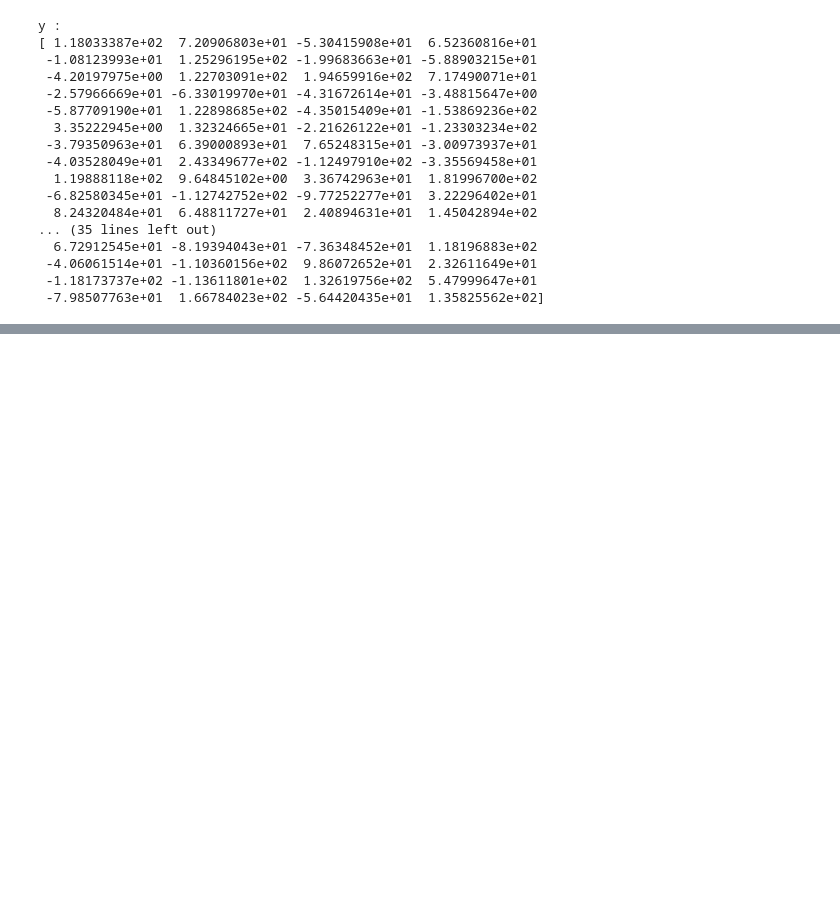
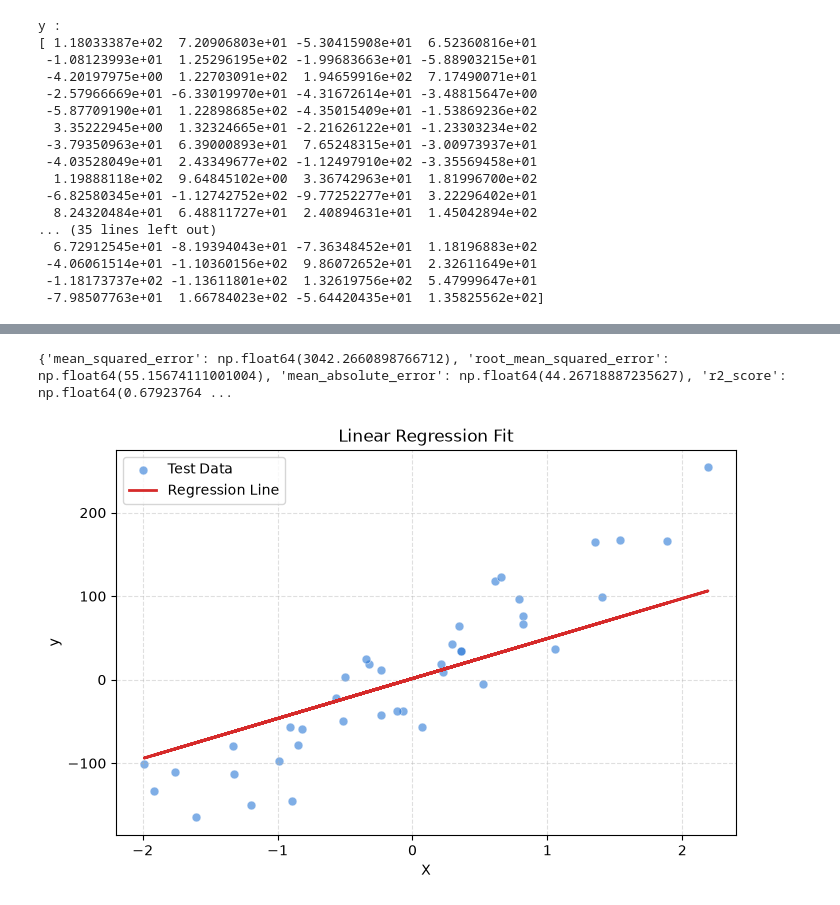
Before and after one commit to 7sn3rif/LearnML_Library, a Jupyter notebook: testing/regression_testing.ipynb, the cells around one changed output, grey strips where cells are left out. Saved outputs shown, nothing was run; the diff lists cells and outputs as text; code cells hidden in the pictures; blank space fills up the shorter version.

```diff
--- a/testing/regression_testing.ipynb
+++ b/testing/regression_testing.ipynb
@@ -113,0 +121,18 @@ AttributeError: 'LinearRegression' object has no attribute 'predict'
+# %%
+print(regression_report(y_test, y_pred))
+# %% [output]
+{'mean_squared_error': np.float64(3042.2660898766712), 'root_mean_squared_error': np.float64(55.15674111001004), 'mean_absolute_error': np.float64(44.26718887235627), 'r2_score': np.float64(0.67923764 ...
+# %%
+#visulaizing the regression line along with the test data points to see how well the model fits the data.
+import matplotlib.pyplot as plt
+plt.figure(figsize=(8, 5))
+plt.scatter(X_test, y_test, color="#2a78d6", alpha=0.6, s=40, edgecolors="white", linewidth=0.5, label="Test Data")
+plt.plot(X_test, y_pred, color="#d62a2a", linewidth=2, label="Regression Line")
+plt.title("Linear Regression Fit")
+plt.xlabel("X")
+plt.ylabel("y")
+plt.legend()
+plt.grid(True, linestyle="--", alpha=0.4)
+plt.show()
+# %% [output]
+[figure, added]
```
Also changed, not shown: parts of 17 cells of this notebook, 3 other files.
